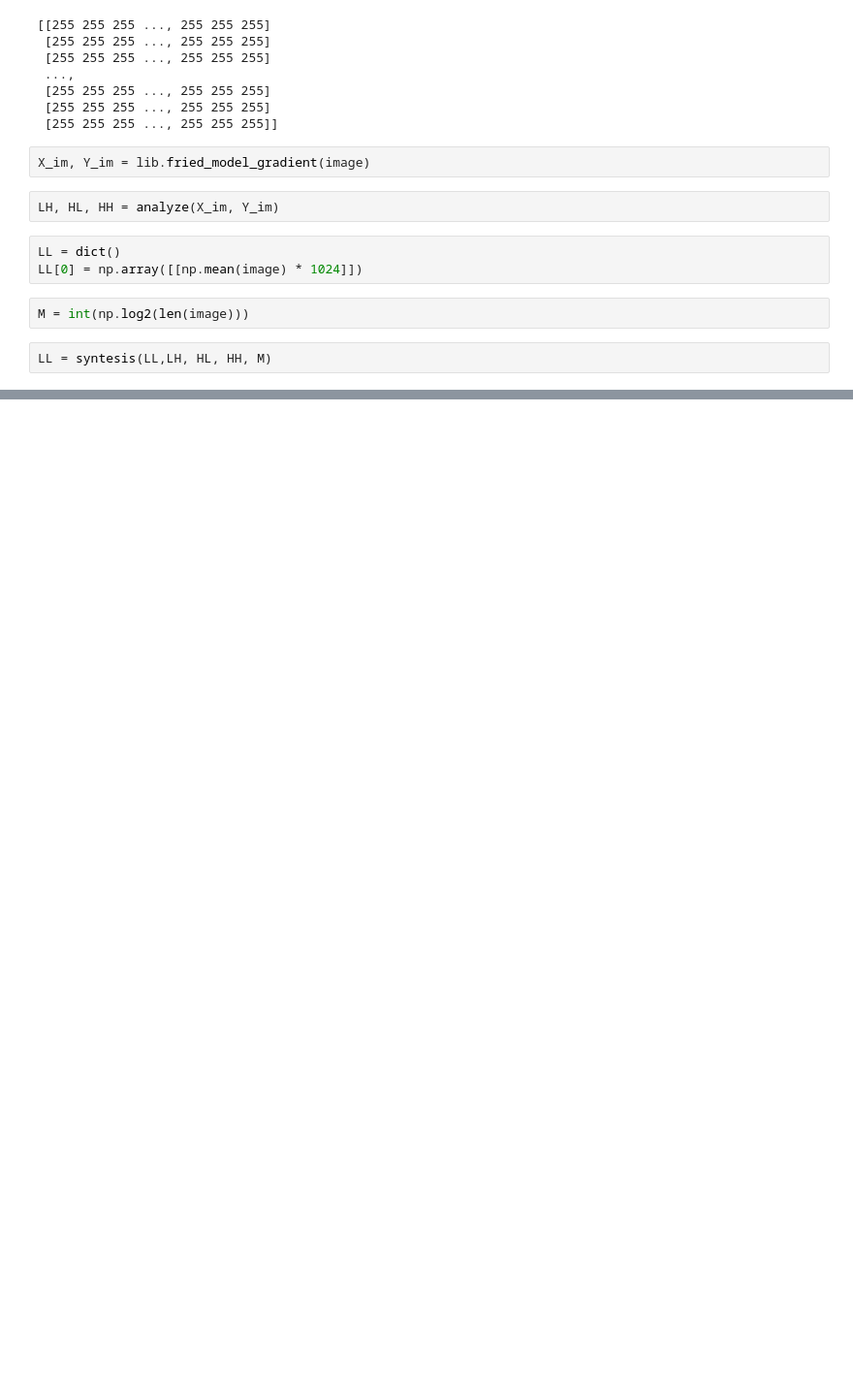
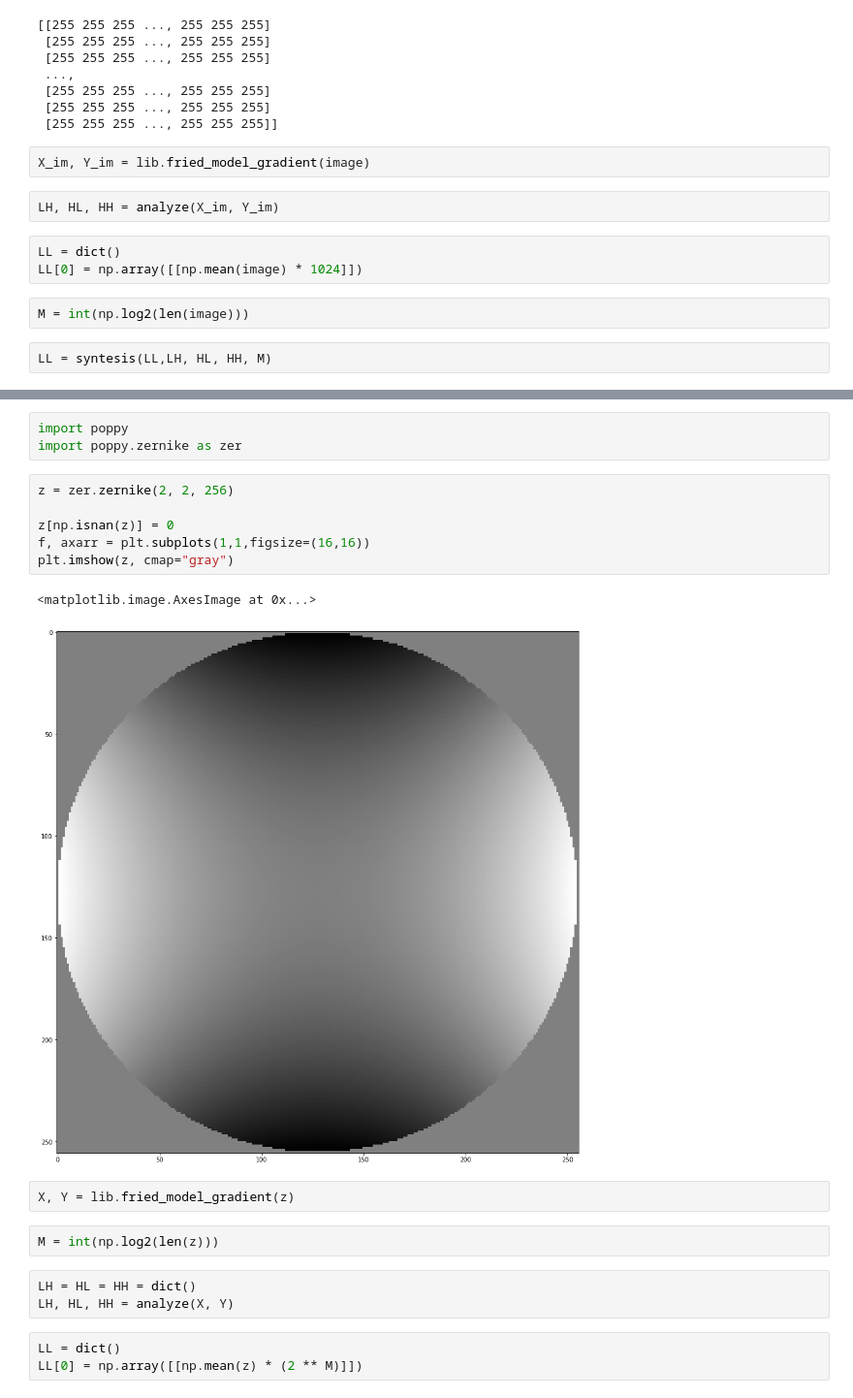
Before and after one commit to Satbek/-ourse-work-sem7, a Jupyter notebook: src/Программа.ipynb, the cells around one changed output, grey strips where cells are left out. Shown at 97% size. Drawn from its saved outputs; the diff is of its cells as text; blank space fills up the shorter version.

```diff
--- a/src/Программа.ipynb
+++ b/src/Программа.ipynb
@@ -249,3 +260,25 @@ LL = syntesis(LL,LH, HL, HH, M)
+# %%
+import poppy
+import poppy.zernike as zer
+# %%
+z = zer.zernike(2, 2, 256)
+
+z[np.isnan(z)] = 0
+f, axarr = plt.subplots(1,1,figsize=(16,16))
+plt.imshow(z, cmap="gray")
+# %% [output]
+<matplotlib.image.AxesImage at 0x...>
+[figure, added]
+# %%
+X, Y = lib.fried_model_gradient(z)
+# %%
+M = int(np.log2(len(z)))
+# %%
+LH = HL = HH = dict()
+LH, HL, HH = analyze(X, Y)
+# %%
+LL = dict()
+LL[0] = np.array([[np.mean(z) * (2 ** M)]])
 # %%
 LL
 # %% [output]
```
Also changed, not shown: parts of 5 cells of this notebook.
